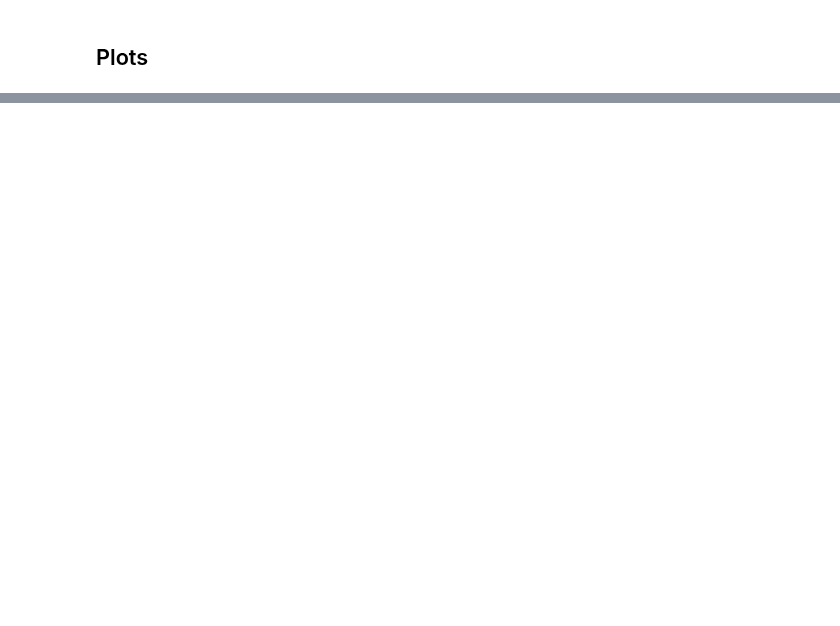
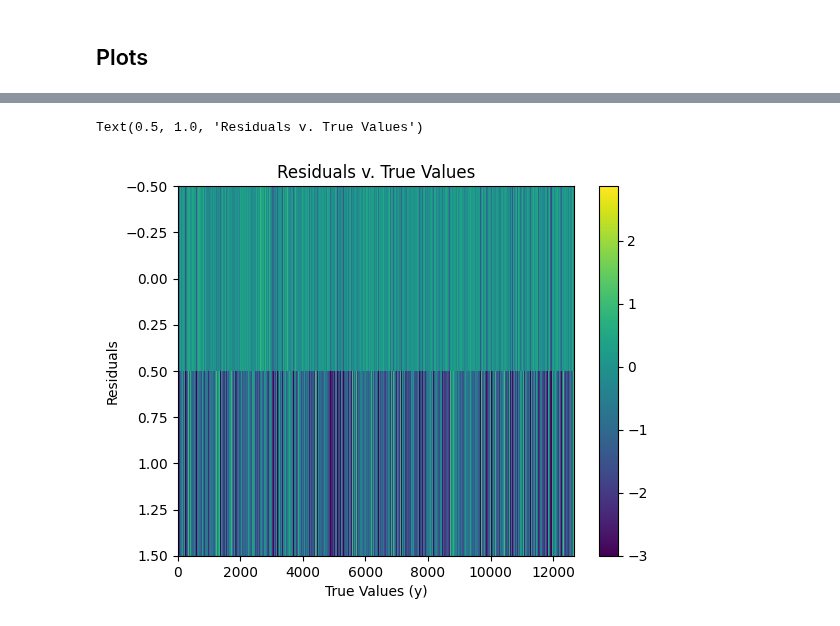
Before and after one commit to mwallace5270/hot-dust, a Jupyter notebook: evaluate.ipynb, the cells around one changed output, grey strips where cells are left out. Drawn from its saved outputs; the diff is of its cells as text; code cells hidden in the pictures; blank space fills up the shorter version.

```diff
--- a/evaluate.ipynb
+++ b/evaluate.ipynb
@@ -108,0 +144,17 @@ Text(0.5, 1.0, 'Residuals v. True Values')
+# %%
+# Heat map of the residuals against y
+# Stack residuals and y together
+resid2y_hat = np.stack((residual, y))
+
+# create the heatmap of residuals against y
+plt.imshow(resid2y_hat, cmap='viridis', interpolation= 'nearest')
+plt.colorbar()
+# set the size of the graph
+plt.axis('auto')
+# lables
+plt.xlabel("True Values (y)")
+plt.ylabel("Residuals")
+plt.title('Residuals v. True Values')
+# %% [output]
+Text(0.5, 1.0, 'Residuals v. True Values')
+[figure, added]
```
Also changed, not shown: parts of 9 cells of this notebook, 2 other files.
